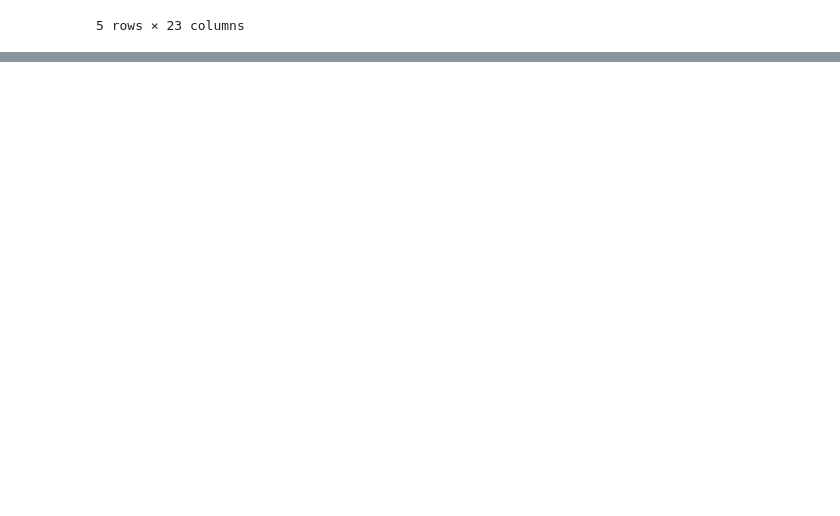
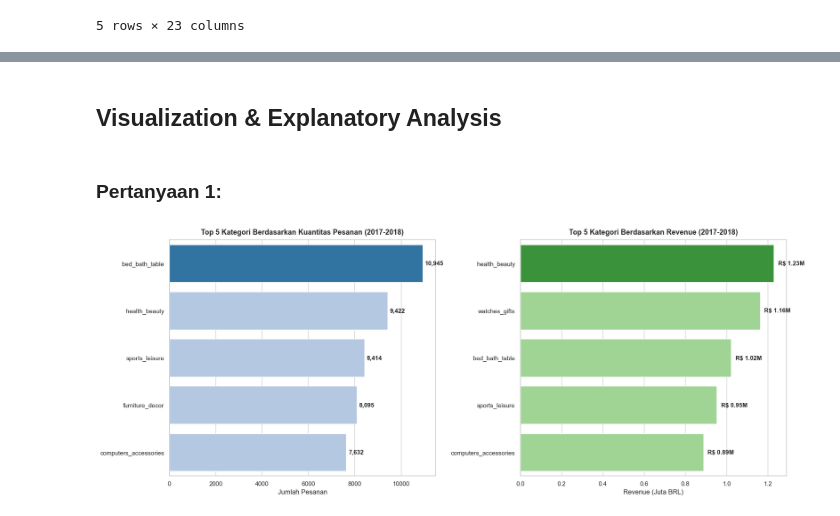
Before and after one commit to Cytect/ecommerce-analytics-dashboard, a Jupyter notebook: notebook.ipynb, the cells around one changed output, grey strips where cells are left out. Saved outputs shown, nothing was run; the diff lists cells and outputs as text; code cells hidden in the pictures; blank space fills up the shorter version.

```diff
--- a/notebook.ipynb
+++ b/notebook.ipynb
@@ -559,0 +345,4 @@ Ukuran baris dan kolom: (110197, 13)
+# %%
+# Filter data sesuai periode pertanyaan bisnis (2017-2018)
+df_filtered = all_df[all_df['order_purchase_timestamp'].dt.year.isin([2017, 2018])].copy()
+print('Jumlah baris setelah filter 2017-2018:', len(df_filtered))
@@ -559,0 +488,33 @@ Ukuran baris dan kolom: (110197, 13)
+# %% [markdown]
+## Visualization & Explanatory Analysis
+# %% [markdown]
+### Pertanyaan 1:
+# %%
+fig, axes = plt.subplots(nrows=1, ncols=2, figsize=(18, 7))
+
+# 1. Volume Terjual
+top_qty = df_filtered['product_category_name_english'].value_counts().head(5)
+colors_qty = ['#1f77b4' if i == 0 else '#aec7e8' for i in range(5)]
+sns.barplot(x=top_qty.values, y=top_qty.index, palette=colors_qty, ax=axes[0])
+axes[0].set_title('Top 5 Kategori Berdasarkan Kuantitas Pesanan (2017-2018)', fontsize=13, fontweight='bold', pad=10)
+axes[0].set_xlabel('Jumlah Pesanan')
+axes[0].set_ylabel('')
+
+for i, v in enumerate(top_qty.values):
+    axes[0].text(v + 100, i, f'{v:,}', va='center', fontweight='bold')
+
+# 2. Total Revenue
+top_rev = df_filtered.groupby('product_category_name_english')['price'].sum().sort_values(ascending=False).head(5)
+colors_rev = ['#2ca02c' if i == 0 else '#98df8a' for i in range(5)]
+sns.barplot(x=top_rev.values / 1e6, y=top_rev.index, palette=colors_rev, ax=axes[1])
+axes[1].set_title('Top 5 Kategori Berdasarkan Revenue (2017-2018)', fontsize=13, fontweight='bold', pad=10)
+axes[1].set_xlabel('Revenue (Juta BRL)')
+axes[1].set_ylabel('')
+
+for i, v in enumerate(top_rev.values / 1e6):
+    axes[1].text(v + 0.02, i, f'R$ {v:.2f}M', va='center', fontweight='bold')
+
+plt.tight_layout()
+plt.show()
+# %% [output]
+[figure, added]
```
Also changed, not shown: parts of 77 cells of this notebook, 1 other file.
